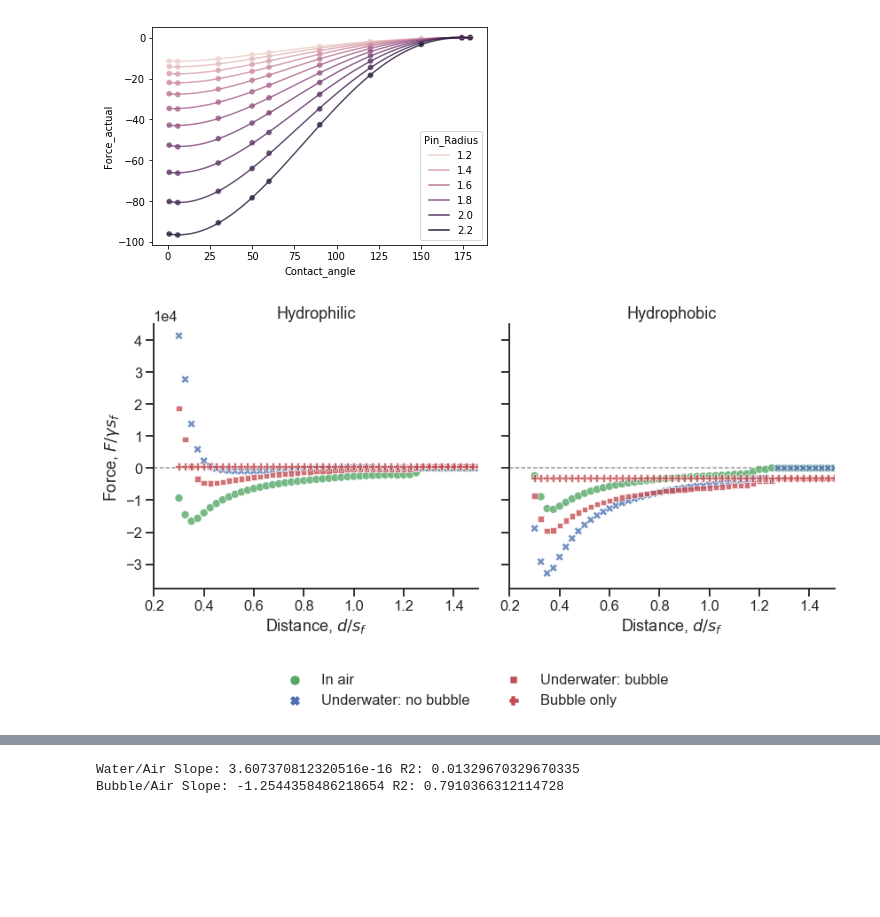
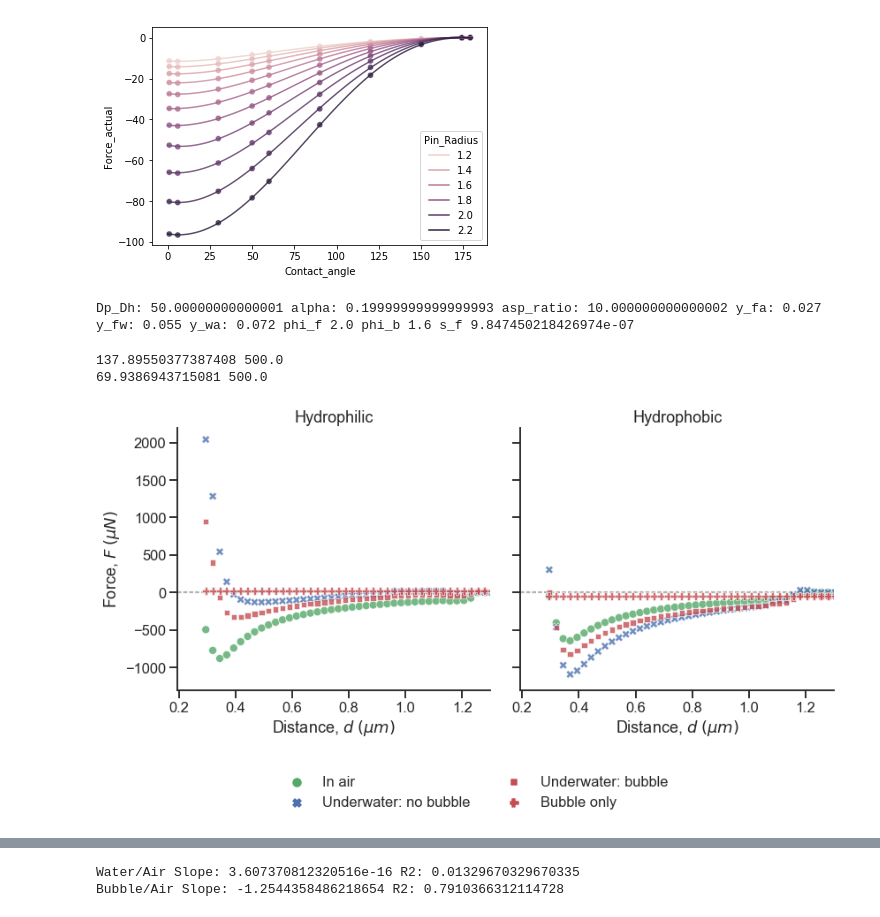
Before and after one commit to PranavSudersan/paper-underwater_adhesion, a Jupyter notebook: plot codes/capillary bridge model.ipynb, the cells around one changed output, grey strips where cells are left out. Drawn from its saved outputs; the diff is of its cells as text; code cells hidden in the pictures; blank space fills up the shorter version.

Commit message:
changed parameter values from non-dimensional to real values, based on experiments and literature

```diff
--- a/plot codes/capillary bridge model.ipynb
+++ b/plot codes/capillary bridge model.ipynb
@@ -187,32 +187,58 @@ def get_fd_array(Dp_Dh, alpha, asp_ratio, y_fa, y_fw, y_wa,
     df_all['Area_fraction_inside'] = area_fraction_inside
 
     return df_all
+# %%
+#ladybug's parameter values
+N_h = 500 #number of hairs
+D_h = 4e-6 #hair diameter (m)
+D_p = 200e-6 #pad diameter (m)
+L_h = 40e-6 #hair length (m)
+y_fa = 27e-3 #fluid-air interfacial tension (N/m) https://pubs.acs.org/doi/10.1021/la960800g
+y_fw = 55e-3 #fluid-water interfacial tension (N/m)
+y_wa = 72e-3 #water surface tension (N/m)
+V_f = 4e-18 #fluid volume (m^3)
+V_b = 1e-12 #bubble volume (m^3)
+
+#convert to model parameters
+s_f = (3*V_f/(4*np.pi))**(1/3) #s_f
+s_b = (3*V_b/(4*np.pi))**(1/3) #s_b
+phi_f = round(D_h/(2*s_f),1) #D_h/2s_f
+phi_b = round(D_p/(2*s_b),1) #D_p/2s_b
+Dp_Dh = D_p/D_h
+alpha = N_h/(Dp_Dh**2)
+asp_ratio = L_h/D_h
+print('Dp_Dh:', Dp_Dh, 'alpha:', alpha, 'asp_ratio:', asp_ratio,
+      'y_fa:', y_fa, 'y_fw:', y_fw, 'y_wa:', y_wa,
+      'phi_f', phi_f, 'phi_b', phi_b, 's_f', s_f)
+# %% [output]
+Dp_Dh: 50.00000000000001 alpha: 0.19999999999999993 asp_ratio: 10.000000000000002 y_fa: 0.027 y_fw: 0.055 y_wa: 0.072 phi_f 2.0 phi_b 1.6 s_f 9.847450218426974e-07
 # %%
 #Get model data
 
-Dp_Dh = 50 #Dp/Dh
-alpha = 0.1
-asp_ratio = 10 #L/Dh
+# Dp_Dh = 50 #Dp/Dh
+# alpha = 0.1
+# asp_ratio = 10 #L/Dh
 
-y_fa = 1 #fluid-air interfacial tension (N/m) https://pubs.acs.org/doi/10.1021/la960800g
-y_fw = 2 #fluid-water interfacial tension (N/m)
-y_wa = 3 #water surface tension (N/m)
-phi_f = 2 #fluid size parameter
-phi_b = 1.6 #bubble size parameter
+# y_fa = 1 #fluid-air interfacial tension (N/m) https://pubs.acs.org/doi/10.1021/la960800g
+# y_fw = 2 #fluid-water interfacial tension (N/m)
+# y_wa = 3 #water surface tension (N/m)
+# phi_f = 2 #fluid size parameter
+# phi_b = 1.6 #bubble size parameter
 
-s_f = 1 #fluid size scale Vf = 4/3*pi*s_f^3
+# s_f = 1 #fluid size scale Vf = 4/3*pi*s_f^3
 
-
-theta_fa = 6#6 #fluid-substrate contact angle in air
-theta_wa = 24#20 #water-substrate contact angle in air
+#hydrophilic
+theta_fa = 6 #fluid-substrate contact angle in air
+theta_wa = 20 #water-substrate contact angle in air
 df_phil = get_fd_array(Dp_Dh, alpha, asp_ratio, y_fa, y_fw, y_wa,
                        theta_fa, theta_wa, phi_f, phi_b, s_f)
 df_phil['Substrate'] = 'Hydrophilic'
 df_phil['theta_fa'] = theta_fa
 df_phil['theta_wa'] = theta_wa
 
-theta_fa = 50#56 #fluid-substrate contact angle in air
-theta_wa = 120#90 #water-substrate contact angle in air
+#hydrophobic
+theta_fa = 56 #fluid-substrate contact angle in air
+theta_wa = 93 #water-substrate contact angle in air
 df_phob = get_fd_array(Dp_Dh, alpha, asp_ratio, y_fa, y_fw, y_wa,
                        theta_fa, theta_wa, phi_f, phi_b, s_f)
 df_phob['Substrate'] = 'Hydrophobic'
@@ -242,6 +268,9 @@ data_reshaped = pd.melt(modelData,
                         value_name="Force")
 
 
+data_reshaped['Force'] = data_reshaped['Force']/1e-6 #uN
+data_reshaped['Distance'] = data_reshaped['Distance']/1e-6 #um
+
 # Configure plot style
 sns.set_theme(context = 'talk',
               style="ticks")
@@ -267,44 +296,47 @@ ax = sns.relplot(data=data_reshaped,
                  facet_kws={"legend_out": True})
 
 (ax.map(plt.axhline, y=0, color=".7", dashes=(2, 1), zorder=0)
-     .set_axis_labels("Distance, $d/s_f$", r"Force, $F/\gamma s_f$")
+     .set_axis_labels("Distance, $d$ $(\mu m)$", r"Force, $F$ $(\mu N)$")
   .tight_layout(w_pad=0))
 
 fig = ax.fig
 
 #use scientific notation
-for ax1 in ax.axes.flatten():
-    ax1.ticklabel_format(style='sci', scilimits=(0,0), axis='y')
+# for ax1 in ax.axes.flatten():
+#     ax1.ticklabel_format(style='sci', scilimits=(0,0), axis='y')
 
 #legend adjust
 handles, labels = ax.axes[0][0].get_legend_handles_labels()
 leg = ax._legend
 
 leg.remove()
 fig.tight_layout()
 
 leg = plt.legend(handles, labels, ncol = 2,
                  framealpha = 0)
 
 leg_bbox = leg.get_tightbbox(fig.canvas.get_renderer())
 x0, y0, w, h = leg_bbox.inverse_transformed(fig.transFigure).bounds
 bbox = (-w, -h, 1 + 2 * w, 1 +  2 * h)
 leg.set_bbox_to_anchor(bbox, transform = fig.transFigure)
 leg._loc = 8 #legend location
 
 #format plot
 ax.fig.set_size_inches(*fig_size)
 
 #replace titles in order left to right
 titles = ['Hydrophilic', 'Hydrophobic']
 axes = ax.axes.flatten()
 for i, ax1 in enumerate(axes):
     ax1.set_title(titles[i])
-    ax1.set_xlim(right=1.5)
-
+    ax1.set_xlim(right=1.3)
+#     ax1.set_ylim(top=1000)
+# plt.autoscale(enable=True, axis='both')
 plt.show()
 # %% [output]
+137.89550377387408 500.0
+69.9386943715081 500.0
-[figure, old version]
+[figure, new version]
 # %%
 #save plot
 plot_name = "Figure5-Model_effect_of_substrate"
```
Also changed, not shown: parts of 6 cells of this notebook.
